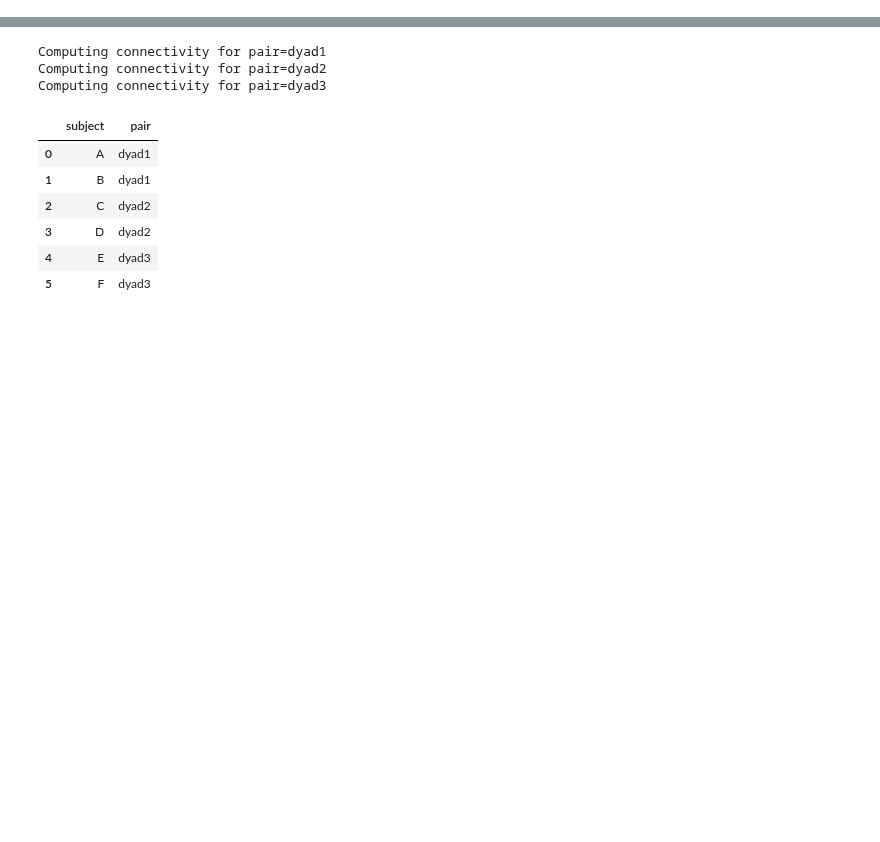
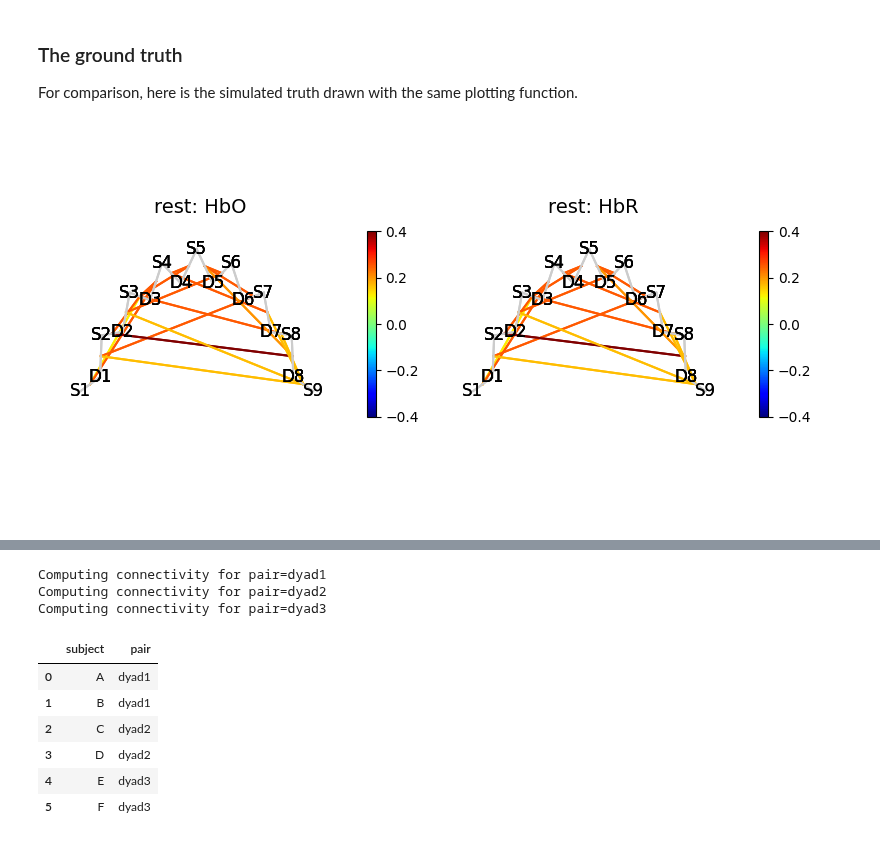
Before and after one commit to huppertt/pyNIRS_toolbox, a Jupyter notebook: examples/09_RestingStateConnectivity.ipynb, the cells around one changed output, grey strips where cells are left out. Drawn from its saved outputs; the diff is of its cells as text; code cells hidden in the pictures; blank space fills up the shorter version.

```diff
--- a/examples/09_RestingStateConnectivity.ipynb
+++ b/examples/09_RestingStateConnectivity.ipynb
@@ -71,0 +96,20 @@ dset.add_demographics_by_index(demo)
+# %% [markdown]
+### The ground truth
+For comparison, here is the simulated truth drawn with the same plotting function.
+# %%
+def truth_as_connectivity(conn, truth):
+    """Copy of a Connectivity object whose coefficients show the simulated truth."""
+    tconn = conn.copy()
+    coef = tconn.coef
+    coef = coef[coef.Channel_to.isin(truth.channel_to.values) &
+                coef.Channel_from.isin(truth.channel_from.values)].reset_index(drop=True)
+    coef['Coeff'] = [truth.sel(channel_to=r.Channel_to, channel_from=r.Channel_from).item()
+                     for r in coef.itertuples()]
+    coef['Pvalue'] = np.where(coef.Coeff != 0, 0.0, 1.0)
+    tconn.coef = coef
+    return tconn
+
+
+truth_as_connectivity(data['conn_nocorrection'], truth).show(thres=0.05, threshold_type='p')
+# %% [output]
+[figure, added]
```
Also changed, not shown: parts of 29 cells of this notebook, 53 other files.
